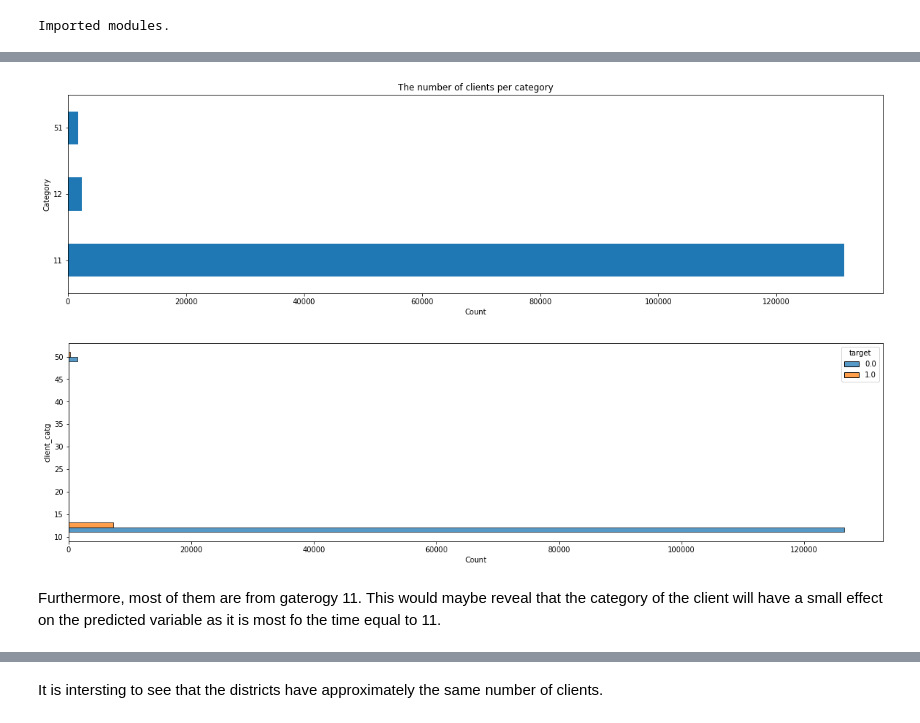
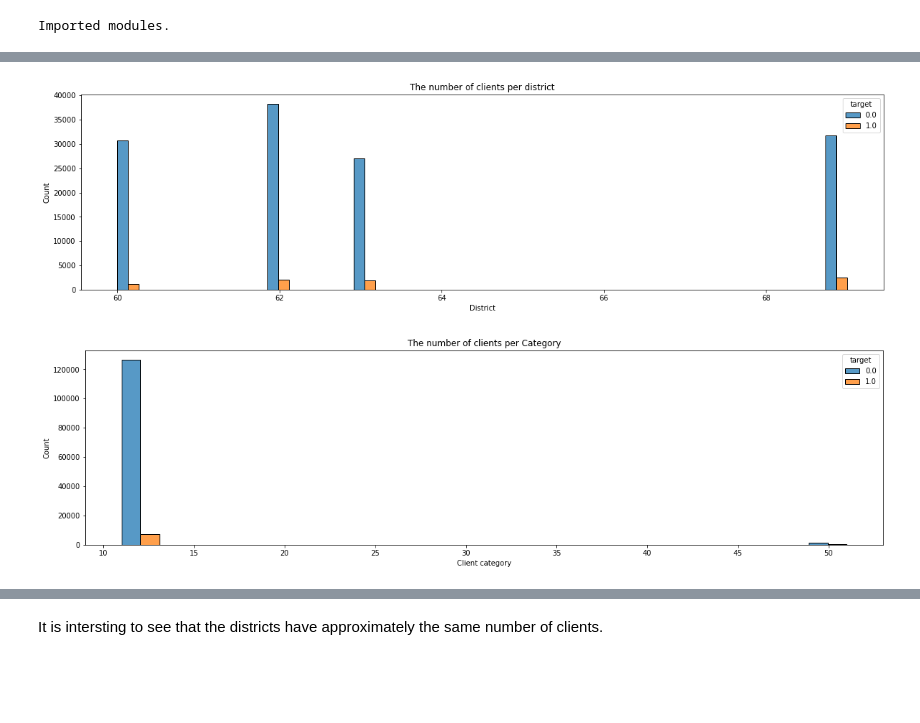
Before and after one commit to ChihabFortas/Fraud-detection-Model, a Jupyter notebook: ML_academy_Project_1.ipynb, the cells around one changed output, grey strips where cells are left out. Drawn from its saved outputs; the diff is of its cells as text; code cells hidden in the pictures; blank space fills up the shorter version.

```diff
--- a/ML_academy_Project_1.ipynb
+++ b/ML_academy_Project_1.ipynb
@@ -75 +95,7 @@ for f in files:
+# %%
+client_test = pd.read_csv('dataset/client_test.csv')
+invoice_test = pd.read_csv('dataset/invoice_test.csv')
+client_train = pd.read_csv('dataset/client_train.csv')
+invoice_train = pd.read_csv('dataset/invoice_train.csv')
+sample_submission = pd.read_csv('SampleSubmission.csv',low_memory=False)
 # %% [markdown]
@@ -123,15 +217,17 @@ As it is clear in the plot, most of the clients are coming from the region 101.
 # %%
 figure(figsize=(20,5))
-data['client_train']['client_catg'].value_counts().plot(kind='barh')
-plt.xlabel('Count')
-plt.ylabel('Category')
-plt.title('The number of clients per category')
+sns.histplot(client_train, x='disrict', hue='target', multiple='dodge')
+plt.xlabel('District')
+plt.ylabel('Count')
+plt.title('The number of clients per district')
 plt.show()
+
 figure(figsize=(20,5))
-sns.histplot(data['client_train'], y='client_catg', hue='target', multiple='dodge')
+sns.histplot(client_train, x='client_catg', hue='target', multiple='dodge')
+plt.xlabel('Client category')
+plt.ylabel('Count')
+plt.title('The number of clients per Category')
 plt.show()
 # %% [output]
-[figure, old version]
+[figure, new version]
-[figure, old version]
+[figure, new version]
-# %% [markdown]
-Furthermore, most of them are from gaterogy 11. This would maybe reveal that the category of the client will have a small effect on the predicted variable as it is most fo the time equal to 11.
```
Also changed, not shown: parts of 39 cells of this notebook.
